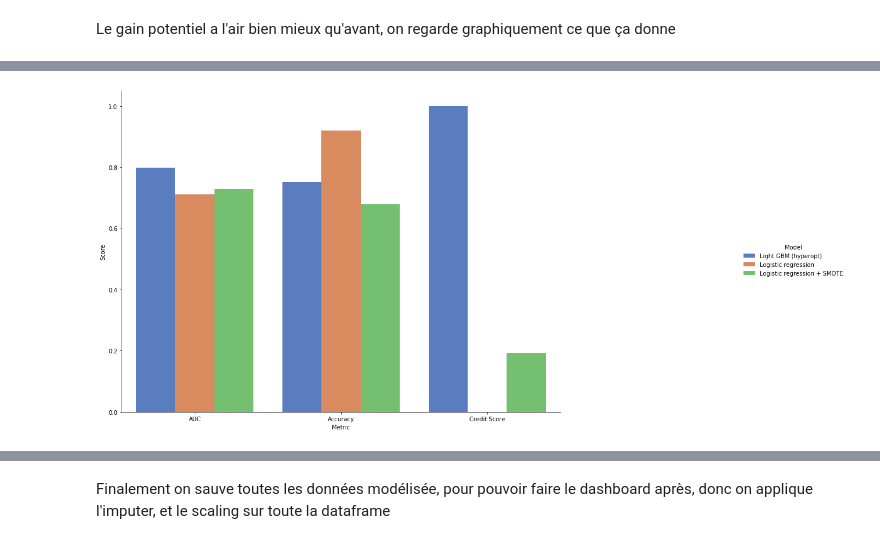
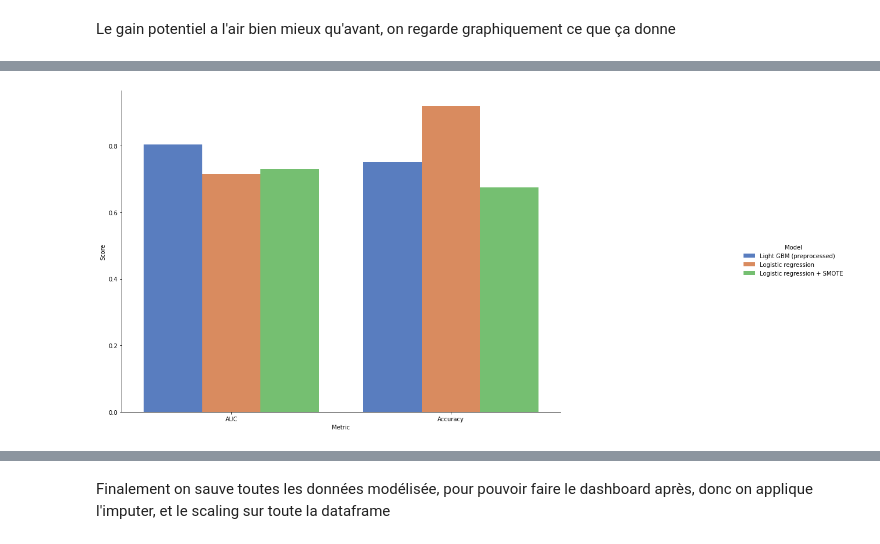
Before and after one commit to Katikatikou/P7-Openclassroom, a Jupyter notebook: notebooks/modelisation/P7_modelisation.ipynb, the cells around one changed output, grey strips where cells are left out. Drawn from its saved outputs; the diff is of its cells as text; code cells hidden in the pictures.

Commit message:
updating modelisation with new graphs

```diff
--- a/notebooks/modelisation/P7_modelisation.ipynb
+++ b/notebooks/modelisation/P7_modelisation.ipynb
@@ -411,9 +411,9 @@ results_df = pd.DataFrame(columns=['Metric', 'Model', 'Score'])
 y_test_probas = classifier.predict_proba(X_test_scaled)[:,1]
 y_pred = classifier.predict(X_test_scaled)
 # on renseigne les résultats pour le meilleur estimateur
-results_df.loc[0] = ['AUC', 'Light GBM (hyperopt)', roc_auc_score(y_test, y_test_probas)]
-results_df.loc[1] = ['Accuracy', 'Light GBM (hyperopt)', accuracy_score(y_test, y_pred)]
-results_df.loc[2] = ['Credit Score', 'Light GBM (hyperopt)', credit_gain_on_optimal_proba(X_test, y_test_probas, y_test)]
+results_df.loc[0] = ['AUC', 'Light GBM (preprocessed)', roc_auc_score(y_test, y_test_probas)]
+results_df.loc[1] = ['Accuracy', 'Light GBM (preprocessed)', accuracy_score(y_test, y_pred)]
+results_df.loc[2] = ['Credit Score', 'Light GBM (preprocessed)', credit_gain_on_optimal_proba(X_test, y_test_probas, y_test)]
 
 
 y_test_probas = log_reg.predict_proba(X_test_scaled)[:,1]
@@ -447,10 +444,0 @@ Le credit score n'est pas scalé, par contre les autres le sont, ça risque de f
-# %%
-max_score = results_df[results_df['Metric'] == 'Credit Score']['Score'].max()
-min_score = results_df[results_df['Metric'] == 'Credit Score']['Score'].min()
-
-def scale_score(row):
-    if row['Metric'] == 'Credit Score':
-        return (row['Score'] - min_score) / (max_score - min_score)
-    return row['Score']
-
-results_df['Score'] = results_df.apply(lambda row : scale_score(row), axis=1)
@@ -470,7 +445,7 @@ results_df.head(10)
 # %%
-g = sns.catplot(x='Metric', y='Score', hue='Model', data=results_df,
+g = sns.catplot(x='Metric', y='Score', hue='Model', data=results_df[results_df['Metric'] != 'Credit Score'],
                 kind='bar', palette='muted')
 g.fig.set_figwidth(20)
 g.fig.set_figheight(9)
 # %% [output]
-[figure, old version]
+[figure, new version]
```
Also changed, not shown: parts of 11 cells of this notebook.
